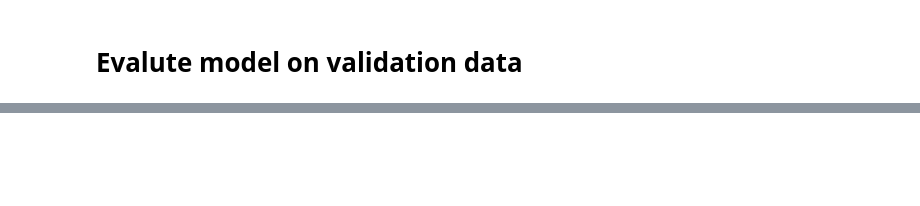
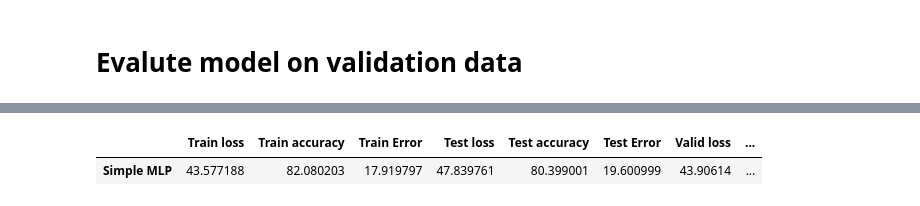
Before and after one commit to jedrzejd/Covid_detection, a Jupyter notebook: Notebooks/first_model_MLP.ipynb, the cells around one changed output, grey strips where cells are left out. Drawn from its saved outputs; the diff is of its cells as text; code cells hidden in the pictures; blank space fills up the shorter version.

```diff
--- a/Notebooks/first_model_MLP.ipynb
+++ b/Notebooks/first_model_MLP.ipynb
@@ -338,0 +347,5 @@ score.to_csv('models/score.csv')
+# %%
+score
+# %% [output]
+|  | Train loss | Train accuracy | Train Error | Test loss | Test accuracy | Test Error | Valid loss | ... |
+| Simple MLP | 43.577188 | 82.080203 | 17.919797 | 47.839761 | 80.399001 | 19.600999 | 43.90614 | ... |
```
Also changed, not shown: parts of 15 cells of this notebook, 1 other file.
